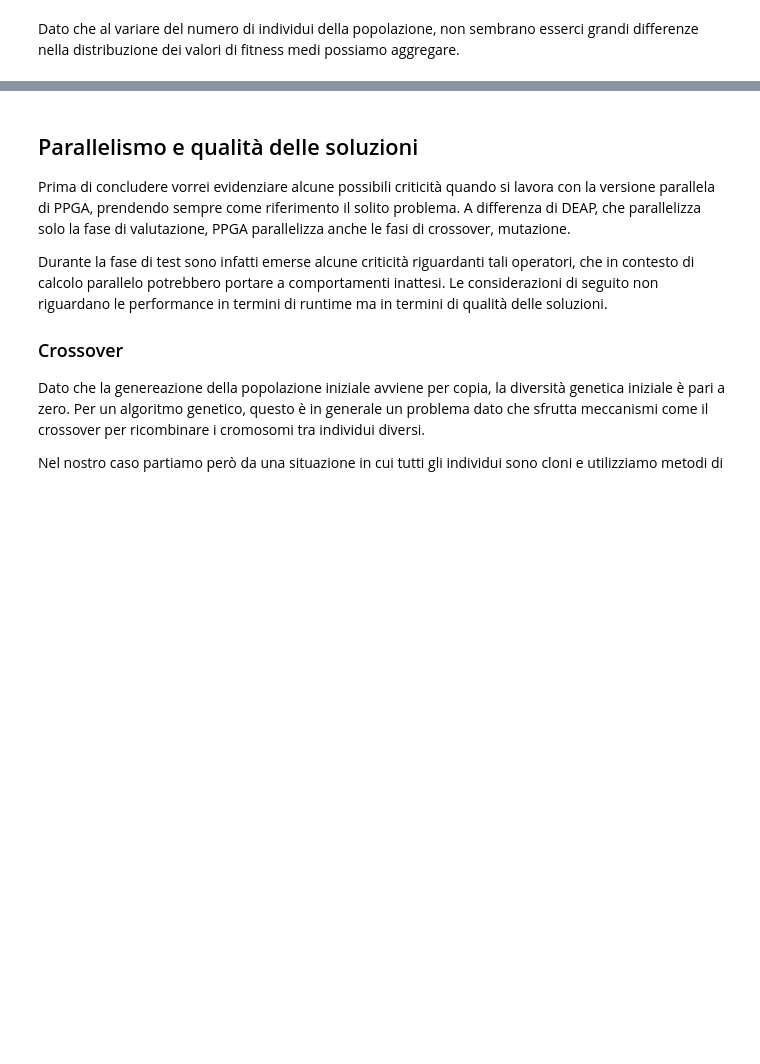
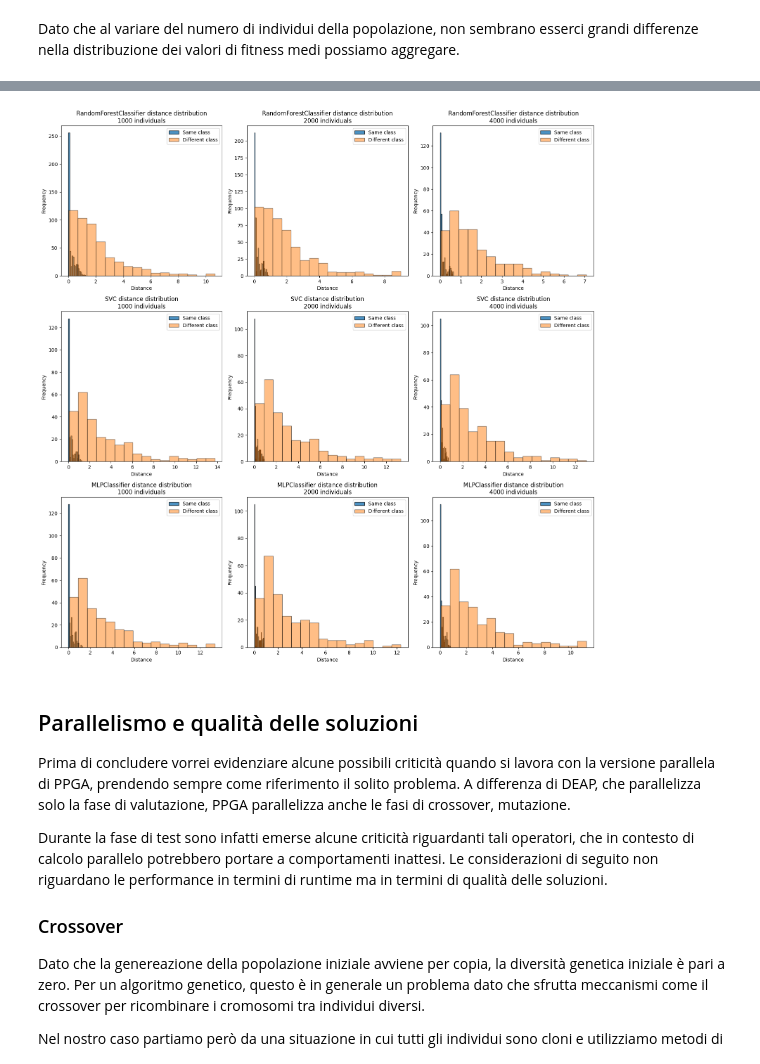
Before and after one commit to FedericoBustaffa/neighborhood_generator, a Jupyter notebook: notebooks/Analisi.ipynb, the cells around one changed output, grey strips where cells are left out. Drawn from its saved outputs; the diff is of its cells as text; code cells hidden in the pictures; blank space fills up the shorter version.

Commit message:
results notebook

```diff
--- a/notebooks/Analisi.ipynb
+++ b/notebooks/Analisi.ipynb
@@ -49,10 +49,10 @@ classe target.
 # %%
 import pandas as pd
 
-rf = pd.read_csv("../results/neighborhood_RandomForestClassifier.csv")
-svm = pd.read_csv("../results/neighborhood_SVC.csv")
-mlp = pd.read_csv("../results/neighborhood_MLPClassifier.csv")
-df = pd.concat([rf, svm[svm["clusters"] == 1], mlp[mlp["clusters"] == 1]], axis=0)
+rf = pd.read_csv("../results/ppga_RandomForestClassifier.csv")
+svm = pd.read_csv("../results/ppga_SVC.csv")
+mlp = pd.read_csv("../results/ppga_MLPClassifier.csv")
+ppga_df = pd.concat([rf, svm[svm["clusters"] == 1], mlp[mlp["clusters"] == 1]], axis=0)
 # %% [markdown]
 ### Conversione fitness-distanza
 
@@ -64,8 +64,8 @@ per $-1$ di modo da avere valori meglio interpretabili.
 Ovviamente ciò che era considerato un valori di fitness minimo, diventerà
 un valore di distanza massimo (stesso discorso per i valori di fitness massimi).
 # %%
-df[["min_fitness", "mean_fitness", "max_fitness"]] *= -1.0
-df = df.rename(
+ppga_df[["min_fitness", "mean_fitness", "max_fitness"]] *= -1.0
+ppga_df = ppga_df.rename(
     columns={
         "min_fitness": "max_distance",
         "mean_fitness": "mean_distance",
@@ -74,7 +74,7 @@ df = df.rename(
     }
 )
 
-df
+ppga_df
 # %% [output]
 |  | samples | features | classes | clusters | seed | population_size | point | class | target | model | ... |
 | 0 | 10 | 4 | 2 | 1 | 0 | 1000 | 0 | 1 | 0 | RandomForestClassifier | ... |
@@ -167,0 +176,17 @@ df.groupby(["samples", "features", "classes", "clusters", "model"]).mean().reset
+# %%
+mlp = pd.read_csv("../results/deap_MLPClassifier.csv")
+svm = pd.read_csv("../results/deap_SVC.csv")
+rf = pd.read_csv("../results/deap_RandomForestClassifier.csv")
+deap_df = pd.concat([rf, svm[svm["clusters"] == 1], mlp[mlp["clusters"] == 1]], axis=0)
+# %%
+deap_df[["min_fitness", "mean_fitness", "max_fitness"]] *= -1.0
+deap_df = deap_df.rename(
+    columns={
+        "min_fitness": "max_distance",
+        "mean_fitness": "mean_distance",
+        "fitness_std": "distance_std",
+        "max_fitness": "min_distance",
+    }
+)
+
+deap_df
@@ -168,3 +207,7 @@ df.groupby(["samples", "features", "classes", "clusters", "model"]).mean().reset
+# %%
+plot_dist(deap_df)
+# %% [output]
+[figure, added]
 # %% [markdown]
 ## Parallelismo e qualità delle soluzioni
 
```
Also changed, not shown: parts of 5 cells of this notebook, 3 other files.
